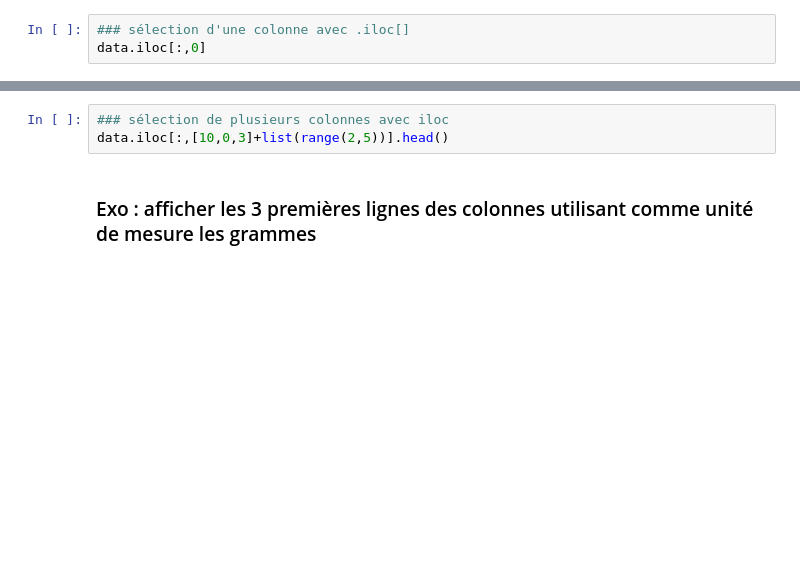
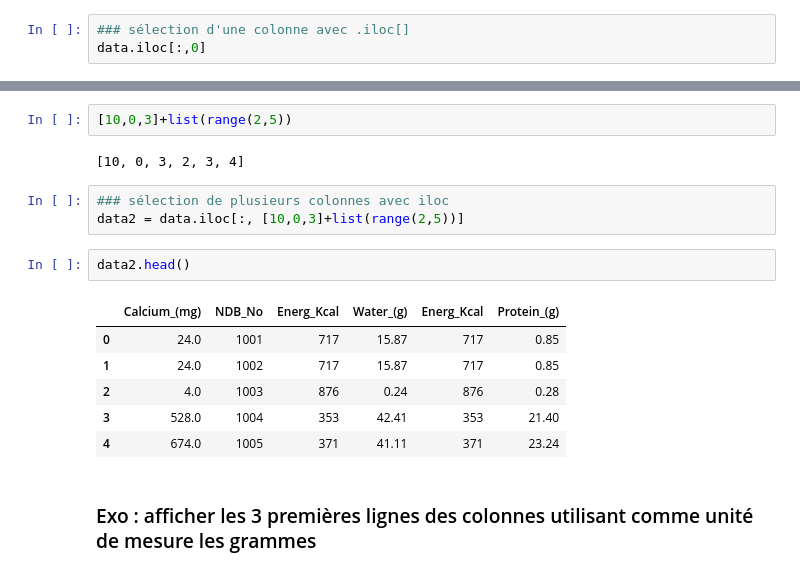
Before and after one commit to louiskuhn/IA-P2-Euskadi, a Jupyter notebook: Python/1. Analyse de données/Intro à Pandas.ipynb, the cells around one changed output, grey strips where cells are left out. Saved outputs shown, nothing was run; the diff lists cells and outputs as text; blank space fills up the shorter version.

```diff
--- a/Python/1. Analyse de données/Intro à Pandas.ipynb
+++ b/Python/1. Analyse de données/Intro à Pandas.ipynb
@@ -74,6 +193,19 @@ data.loc[1:6,["NDB_No","Calcium_(mg)","Energ_Kcal"]].head()
+# %%
+[10,0,3]+list(range(2,5))
+# %% [output]
+[10, 0, 3, 2, 3, 4]
 # %%
 ### sélection de plusieurs colonnes avec iloc
-data.iloc[:,[10,0,3]+list(range(2,5))].head()
+data2 = data.iloc[:, [10,0,3]+list(range(2,5))]
+# %%
+data2.head()
+# %% [output]
+|  | Calcium_(mg) | NDB_No | Energ_Kcal | Water_(g) | Energ_Kcal | Protein_(g) |
+| 0 | 24.0 | 1001 | 717 | 15.87 | 717 | 0.85 |
+| 1 | 24.0 | 1002 | 717 | 15.87 | 717 | 0.85 |
+| 2 | 4.0 | 1003 | 876 | 0.24 | 876 | 0.28 |
+| 3 | 528.0 | 1004 | 353 | 42.41 | 353 | 21.40 |
+| 4 | 674.0 | 1005 | 371 | 41.11 | 371 | 23.24 |
 # %% [markdown]
 ### Exo : afficher les 3 premières lignes des colonnes utilisant comme unité de mesure les grammes
 # %% [markdown]
```
Also changed, not shown: parts of 26 cells of this notebook.
